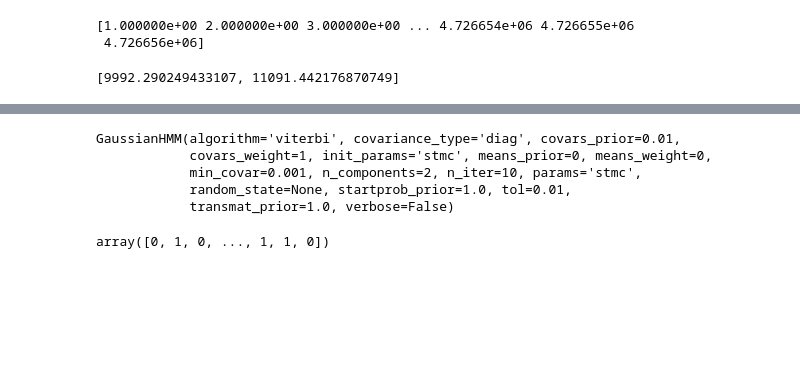
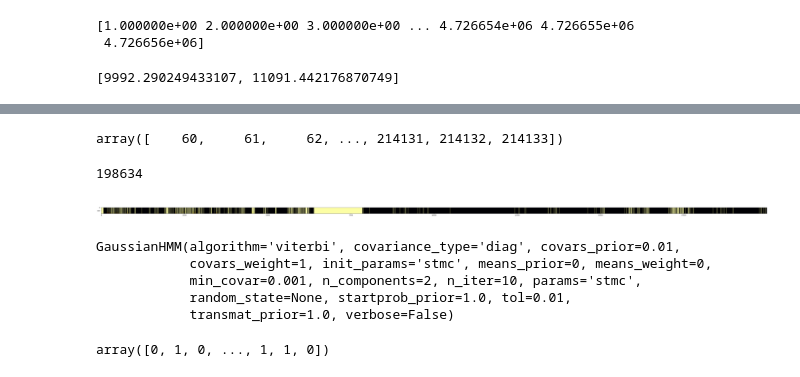
Before and after one commit to wsjung/ChirpGAN, a Jupyter notebook: birdgan_RAW.ipynb, the cells around one changed output, grey strips where cells are left out. Cells and saved outputs as stored; diff of their text form; code cells hidden in the pictures; blank space fills up the shorter version.

Commit message:
song filter implementation on wav file. TODO: better graphical representation of the filter

```diff
--- a/birdgan_RAW.ipynb
+++ b/birdgan_RAW.ipynb
@@ -232,0 +347,4 @@ pixel_ranges = [[(int)(frame_to_pixel(x)), (int)(frame_to_pixel(y))] for [x,y] i
+# %%
+freq = get_freq(robin)
+ranges_SF = song_filter(freq,window_size=22)
+len(ranges_SF)
@@ -232,0 +354,3 @@ pixel_ranges = [[(int)(frame_to_pixel(x)), (int)(frame_to_pixel(y))] for [x,y] i
+# %%
+ranges_SF_pixels = [[int(frame_to_pixel(x)),int(frame_to_pixel(y))] for [x,y] in ranges_SF]
+ranges_SF_pixels
@@ -233,3 +375,27 @@ pixel_ranges = [[(int)(frame_to_pixel(x)), (int)(frame_to_pixel(y))] for [x,y] i
+# %%
+columns = []
+for [x,y] in ranges_SF_pixels:
+    columns += list(range(x,y+1))
+
+columns = np.sort(list(set(columns)))
+columns
+# %% [output]
+array([    60,     61,     62, ..., 214131, 214132, 214133])
+# %%
+len(columns)
+# %% [output]
+198634
+# %%
+song_sc = np.copy(sc0)
+
+for i in columns[:20000]:
+    song_sc[:,i] = np.min(sc0) * np.ones(193)
+
+plt.figure(figsize=(75,150))
+plt.imshow(song_sc[:, :20000], cmap='inferno')
+plt.show()
+# %% [output]
+[figure, added]
 # %%
 from hmmlearn import hmm
 # %%
```
Also changed, not shown: parts of 8 cells of this notebook, 1 other file.
